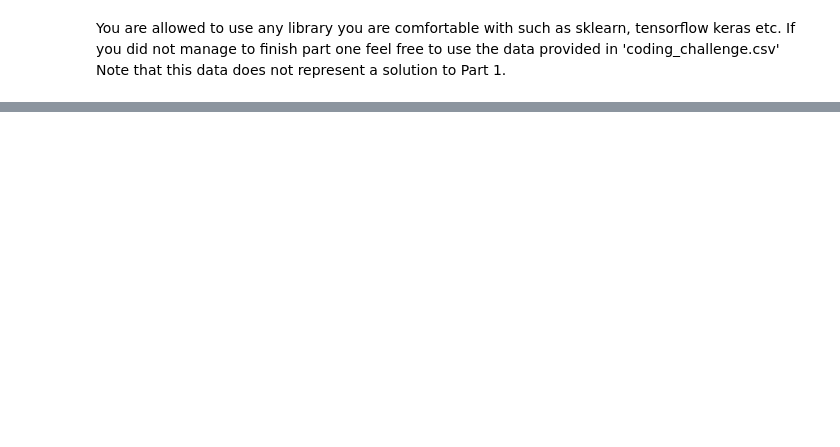
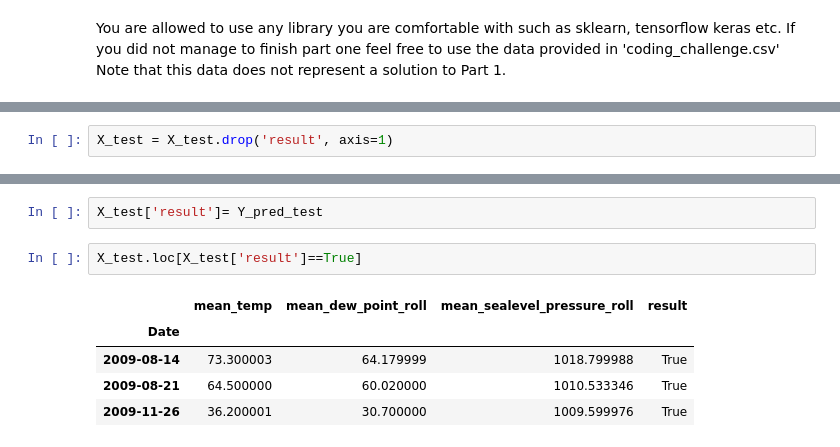
Before and after one commit to JyotiRawat29/EDa-using-BIG-query, a Jupyter notebook: Coding Challenge.ipynb, the cells around one changed output, grey strips where cells are left out. Drawn from its saved outputs; the diff is of its cells as text; blank space fills up the shorter version.

```diff
--- a/Coding Challenge.ipynb
+++ b/Coding Challenge.ipynb
@@ -898,0 +971,2 @@ Name: snow, Length: 277, dtype: bool
+# %%
+X_test = X_test.drop('result', axis=1)
@@ -898,0 +978,10 @@ Name: snow, Length: 277, dtype: bool
+# %%
+X_test['result']= Y_pred_test
+# %%
+X_test.loc[X_test['result']==True]
+# %% [output]
+|  | mean_temp | mean_dew_point_roll | mean_sealevel_pressure_roll | result |
+| Date |  |  |  |  |
+| 2009-08-14 | 73.300003 | 64.179999 | 1018.799988 | True |
+| 2009-08-21 | 64.500000 | 60.020000 | 1010.533346 | True |
+| 2009-11-26 | 36.200001 | 30.700000 | 1009.599976 | True |
```
Also changed, not shown: parts of 32 cells of this notebook.
